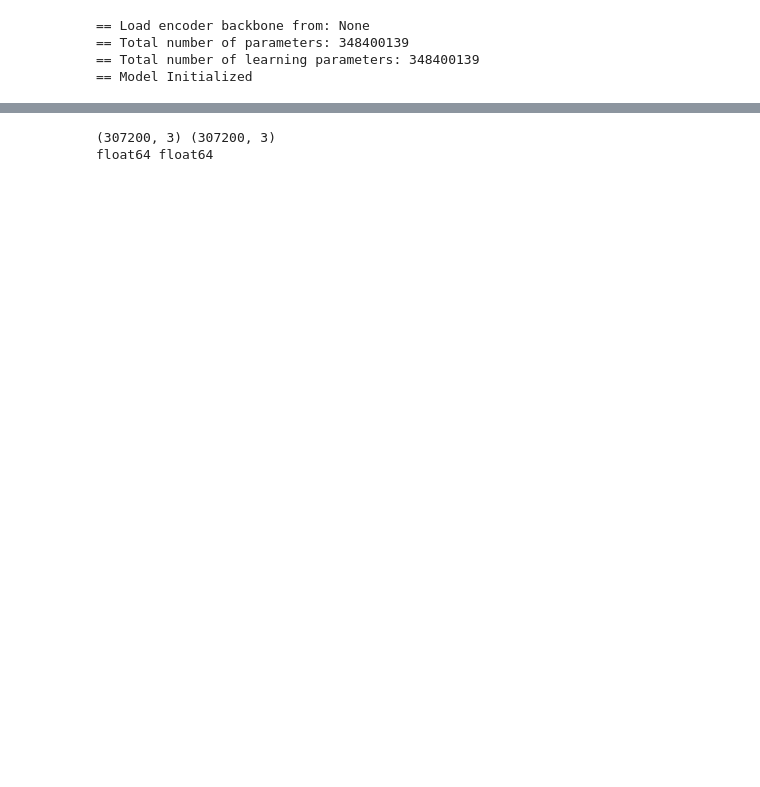
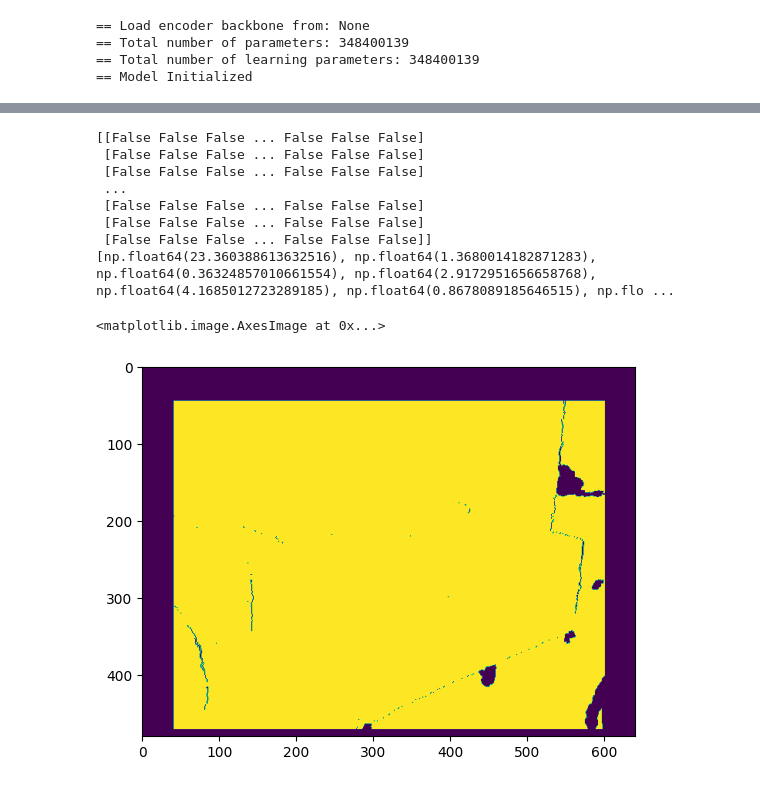
Before and after one commit to ShuweiShao/NDDepth, a Jupyter notebook: playground.ipynb, the cells around one changed output, grey strips where cells are left out. Drawn from its saved outputs; the diff is of its cells as text; code cells hidden in the pictures; blank space fills up the shorter version.

```diff
--- a/playground.ipynb
+++ b/playground.ipynb
@@ -117,3 +119,22 @@ plt.imshow(depth)
+# %%
+valid_mask = np.logical_and(depth > 1e-3, depth < 10)
+eval_mask = np.zeros(valid_mask.shape)
+eval_mask[45:471, 41:601] = 1
+valid_mask = np.logical_and(valid_mask, eval_mask)
+print(valid_mask)
+print(compute_errors(depth[valid_mask],pred_depth[valid_mask]))
+plt.imshow(valid_mask)
+# %% [output]
+[[False False False ... False False False]
+ [False False False ... False False False]
+ [False False False ... False False False]
+ ...
+ [False False False ... False False False]
+ [False False False ... False False False]
+ [False False False ... False False False]]
+[np.float64(23.360388613632516), np.float64(1.3680014182871283), np.float64(0.36324857010661554), np.float64(2.9172951656658768), np.float64(4.1685012723289185), np.float64(0.8678089185646515), np.flo ...
+<matplotlib.image.AxesImage at 0x...>
+[figure, added]
 # %%
 def depth_to_pcd(depth_image, intrinsic, ):
     # Get dimensions of the depth image
@@ -150,6 +178,0 @@ coord = np.delete(coord, np.where(coord[:, 2] == 0), axis=0)
-# %%
-print(coord.shape,color.shape)
-print(coord.dtype,color.dtype)
-# %% [output]
-(307200, 3) (307200, 3)
-float64 float64
```
Also changed, not shown: parts of 7 cells of this notebook.
